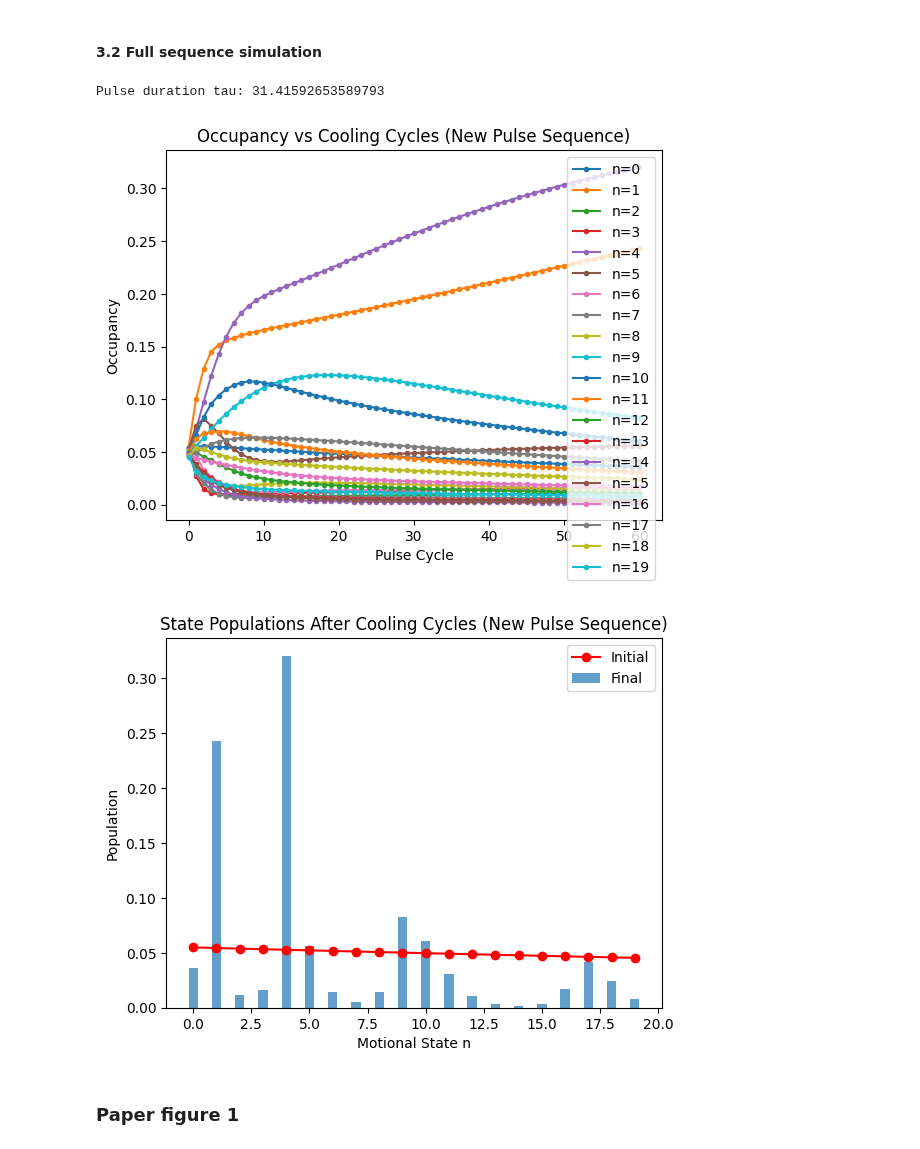
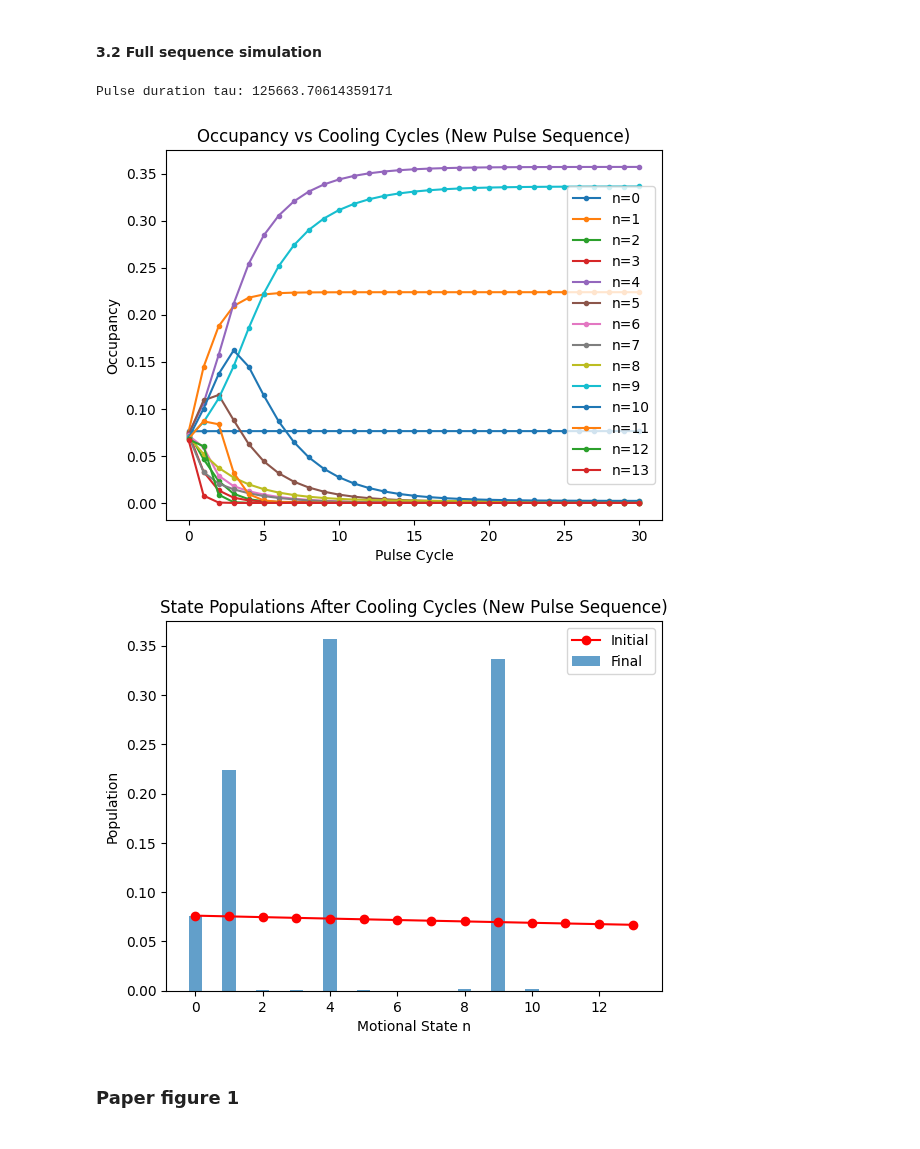
Before and after one commit to GonReina/QLearn, a Jupyter notebook: trapped_ions/Fock_mixtures_sim.ipynb, the cells around one changed output. Saved outputs shown, nothing was run; the diff lists cells and outputs as text; code cells hidden in the pictures.

Commit message:
New figure

```diff
--- a/trapped_ions/Fock_mixtures_sim.ipynb
+++ b/trapped_ions/Fock_mixtures_sim.ipynb
@@ -160,7 +160,7 @@ from qutip import *
 # Define system parameters
 Delta = 1.0  # Detuning
 nu = 1.0     # Motional frequency
-Omega=1  # Rabi frequency
+Omega=0.001  # Rabi frequency
 eta = 0.05    # Lamb-Dicke parameter
 n_thermal = 1  # Average thermal phonon number
 n0 = 1
@@ -589,17 +589,18 @@ from qutip import *
 Delta = 0  # Detuning
 RF_strength = 1  # RF dipolar coupling strength
 nu = 1.0     # Motional frequency
-Omega = nu  # Rabi frequency
-Omega_y = 1000  # Rabi frequency for Y pulse
-eta = 0.2   # Lamb-Dicke parameter
+Omega = 0.001 * nu  # Rabi frequency
+Omega_y = 100  # Rabi frequency for Y pulse
+eta = 0.05   # Lamb-Dicke parameter
 n_thermal = 1  # Average thermal phonon number
 n0 = 1
 gamma = 1000  # Spin relaxation
-kT = 100      # Boltzmann constant times temperature
+kT = 1.0      # Boltzmann constant times temperature
+beta = 0.01    # Inverse temperature
 tau =  2*np.pi / (eta * Omega * np.sqrt(n0))  # Pulse duration
 print(f"Pulse duration tau: {tau}")
 # Define operators
-N = 20  # Truncation for the Fock space
+N = 14  # Truncation for the Fock space
 
 # QHO operators
 a = destroy(N)  # Annihilation operator
@@ -725,11 +726,11 @@ prop_cycle = prop_diss * prop_rf_undo * prop_y_undo * prop_x * prop_y * prop_rf
 
 
 # --- Simulation ---
-num_pulses = 60  # Number of cycles
+num_pulses = 30  # Number of cycles
 times_sim = np.arange(num_pulses + 1)  # Integer steps for cycles
 
 # Initial state: spin in ground, motion thermal
-thermal_state = (- nu * a_dag * a / kT).expm()
+thermal_state = (- beta * nu * a_dag * a / kT).expm()
 thermal_state = thermal_state / thermal_state.tr()
 ground_state = basis(2, 1)
 initial_state = tensor(ground_state * ground_state.dag(), thermal_state)
@@ -747,36 +748,36 @@ current_rho_vec = rho_vec
 for k in range(1, num_pulses + 1):
     current_rho_vec = prop_cycle * current_rho_vec
 
     # Store
     rho_mat = vector_to_operator(current_rho_vec)
     occupancies[k, :] = rho_mat.ptrace(1).diag().real
 
 
 # Plot the occupancy of all motional states over cycles
 plt.figure()
 for n in range(N):
     plt.plot(times_sim, occupancies[:, n], '.-', label=f'n={n}')
 plt.xlabel('Pulse Cycle')
 plt.ylabel('Occupancy')
 plt.title('Occupancy vs Cooling Cycles (New Pulse Sequence)')
 plt.legend()
 plt.show()
 
 # Bar plot
 p_motional_initial = occupancies[0, :]
 p_motional_final = occupancies[-1, :]
 plt.figure()
 plt.plot(np.arange(N), p_motional_initial, 'o-', label='Initial' , color='red')
 plt.bar(np.arange(N), p_motional_final, width=0.4, label='Final', alpha=0.7)
 plt.xlabel('Motional State n')
 plt.ylabel('Population')
 plt.title('State Populations After Cooling Cycles (New Pulse Sequence)')
 plt.legend()
 plt.show()
 # %% [output]
-Pulse duration tau: 31.41592653589793
+Pulse duration tau: 125663.70614359171
-[figure, old version]
+[figure, new version]
-[figure, old version]
+[figure, new version]
 # %% [markdown]
 ### Paper figure 1
 # %%
```
Also changed, not shown: parts of 2 cells of this notebook, 2 other files.
